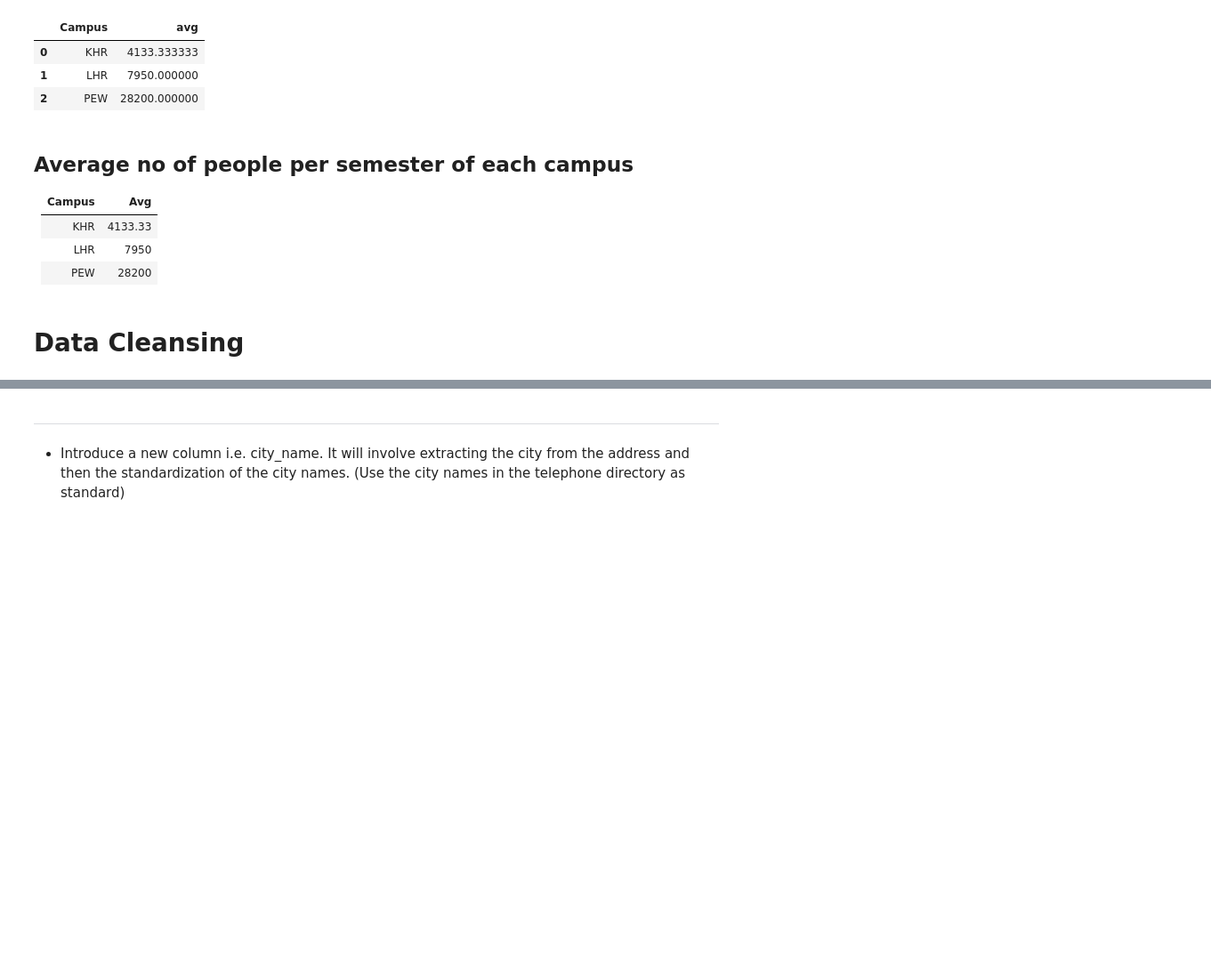
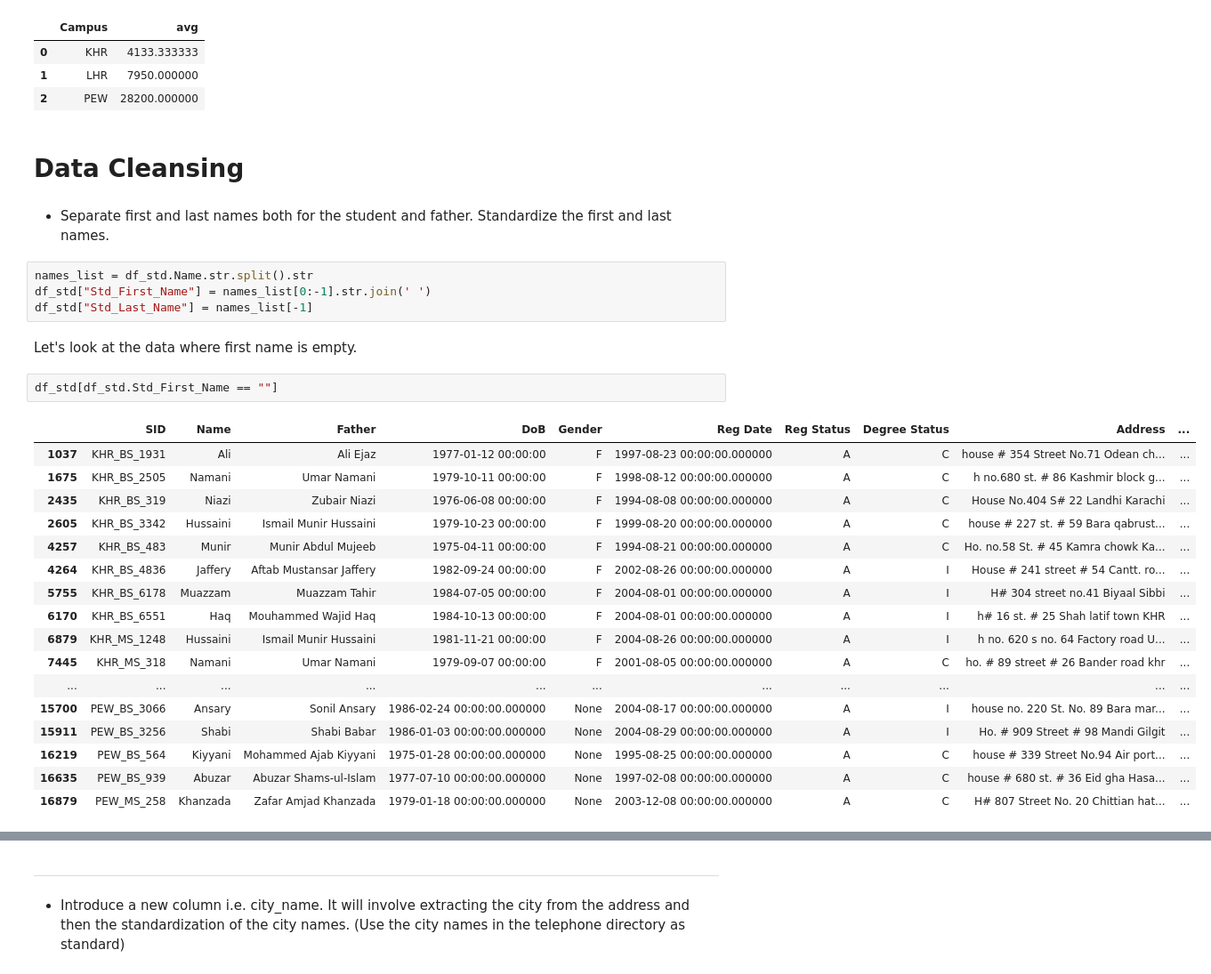
Before and after one commit to aadimator/CSE553-Data-Mining, a Jupyter notebook: 1.data-cleaning/Report.ipynb, the cells around one changed output, grey strips where cells are left out. Shown at 89% size. Saved outputs shown, nothing was run; the diff lists cells and outputs as text; blank space fills up the shorter version.

```diff
--- a/1.data-cleaning/Report.ipynb
+++ b/1.data-cleaning/Report.ipynb
@@ -312,13 +274,33 @@ avg_semester_students
 | 0 | KHR | 4133.333333 |
 | 1 | LHR | 7950.000000 |
 | 2 | PEW | 28200.000000 |
-# %% [markdown]
-## Average no of people per semester of each campus
-
-| Campus   |      Avg |
-|:---------|---------:|
-| KHR      |  4133.33 |
-| LHR      |  7950    |
-| PEW      | 28200    |
 # %% [markdown]
 # Data Cleansing
+# %% [markdown]
+- Separate first and last names both for the student and father. Standardize the first and last names.
+# %%
+names_list = df_std.Name.str.split().str
+df_std["Std_First_Name"] = names_list[0:-1].str.join(' ')
+df_std["Std_Last_Name"] = names_list[-1]
+# %% [markdown]
+Let's look at the data where first name is empty.
+# %%
+df_std[df_std.Std_First_Name == ""]
+# %% [output]
+|  | SID | Name | Father | DoB | Gender | Reg Date | Reg Status | Degree Status | Address | ... |
+| 1037 | KHR_BS_1931 | Ali | Ali Ejaz | 1977-01-12 00:00:00 | F | 1997-08-23 00:00:00.000000 | A | C | house # 354 Street No.71 Odean ch... | ... |
+| 1675 | KHR_BS_2505 | Namani | Umar Namani | 1979-10-11 00:00:00 | F | 1998-08-12 00:00:00.000000 | A | C | h no.680 st. # 86 Kashmir block g... | ... |
+| 2435 | KHR_BS_319 | Niazi | Zubair Niazi | 1976-06-08 00:00:00 | F | 1994-08-08 00:00:00.000000 | A | C | House No.404 S# 22 Landhi Karachi | ... |
+| 2605 | KHR_BS_3342 | Hussaini | Ismail Munir Hussaini | 1979-10-23 00:00:00 | F | 1999-08-20 00:00:00.000000 | A | C | house # 227 st. # 59 Bara qabrust... | ... |
+| 4257 | KHR_BS_483 | Munir | Munir Abdul Mujeeb | 1975-04-11 00:00:00 | F | 1994-08-21 00:00:00.000000 | A | C | Ho. no.58 St. # 45 Kamra chowk Ka... | ... |
+| 4264 | KHR_BS_4836 | Jaffery | Aftab Mustansar Jaffery | 1982-09-24 00:00:00 | F | 2002-08-26 00:00:00.000000 | A | I | House # 241 street # 54 Cantt. ro... | ... |
+| 5755 | KHR_BS_6178 | Muazzam | Muazzam Tahir | 1984-07-05 00:00:00 | F | 2004-08-01 00:00:00.000000 | A | I | H# 304 street no.41 Biyaal Sibbi | ... |
+| 6170 | KHR_BS_6551 | Haq | Mouhammed Wajid Haq | 1984-10-13 00:00:00 | F | 2004-08-01 00:00:00.000000 | A | I | h# 16 st. # 25 Shah latif town KHR | ... |
+| 6879 | KHR_MS_1248 | Hussaini | Ismail Munir Hussaini | 1981-11-21 00:00:00 | F | 2004-08-26 00:00:00.000000 | A | I | h no. 620 s no. 64 Factory road U... | ... |
+| 7445 | KHR_MS_318 | Namani | Umar Namani | 1979-09-07 00:00:00 | F | 2001-08-05 00:00:00.000000 | A | C | ho. # 89 street # 26 Bander road khr | ... |
+| ... | ... | ... | ... | ... | ... | ... | ... | ... | ... | ... |
+| 15700 | PEW_BS_3066 | Ansary | Sonil Ansary | 1986-02-24 00:00:00.000000 | None | 2004-08-17 00:00:00.000000 | A | I | house no. 220 St. No. 89 Bara mar... | ... |
+| 15911 | PEW_BS_3256 | Shabi | Shabi Babar | 1986-01-03 00:00:00.000000 | None | 2004-08-29 00:00:00.000000 | A | I | Ho. # 909 Street # 98 Mandi Gilgit | ... |
+| 16219 | PEW_BS_564 | Kiyyani | Mohammed Ajab Kiyyani | 1975-01-28 00:00:00.000000 | None | 1995-08-25 00:00:00.000000 | A | C | house # 339 Street No.94 Air port... | ... |
+| 16635 | PEW_BS_939 | Abuzar | Abuzar Shams-ul-Islam | 1977-07-10 00:00:00.000000 | None | 1997-02-08 00:00:00.000000 | A | C | house # 680 st. # 36 Eid gha Hasa... | ... |
+| 16879 | PEW_MS_258 | Khanzada | Zafar Amjad Khanzada | 1979-01-18 00:00:00.000000 | None | 2003-12-08 00:00:00.000000 | A | C | H# 807 Street No. 20 Chittian hat... | ... |
```
Also changed, not shown: parts of 91 cells of this notebook, 6 other files.
